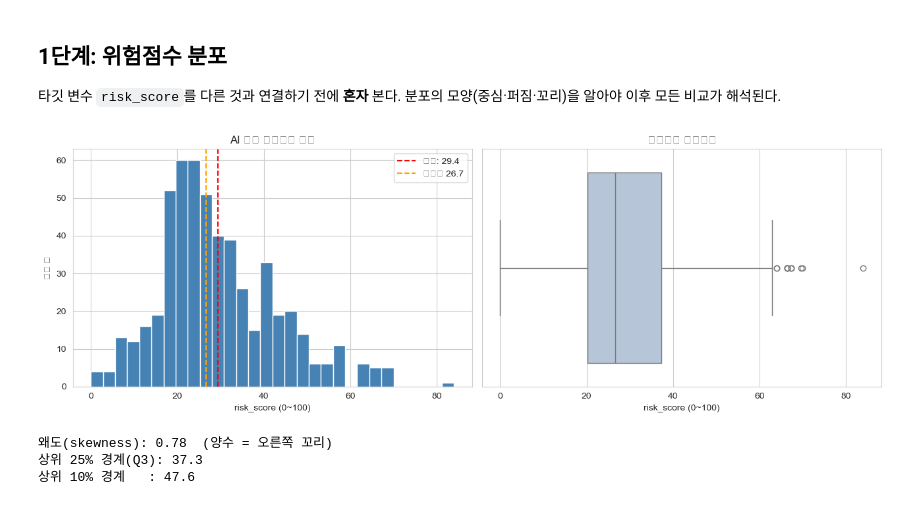
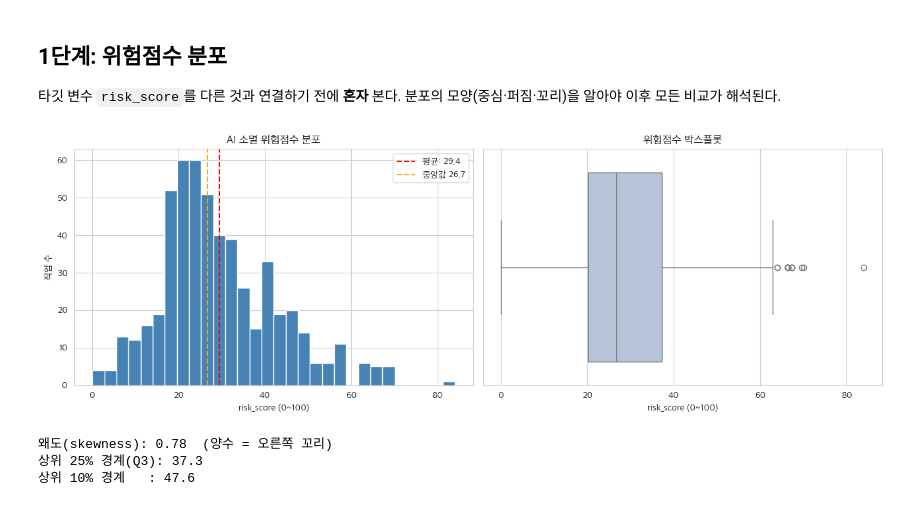
Before and after one commit to eunsoo716/data-analysis-portfolio, a Jupyter notebook: ai-outlook/ai_outlook.ipynb, the cells around one changed output. Drawn from its saved outputs; the diff is of its cells as text; code cells hidden in the pictures.

```diff
--- a/ai-outlook/ai_outlook.ipynb
+++ b/ai-outlook/ai_outlook.ipynb
@@ -1413,31 +1413,48 @@ Name: risk_score, dtype: float64
 타깃 변수 `risk_score`를 다른 것과 연결하기 전에 **혼자** 본다.
 분포의 모양(중심·퍼짐·꼬리)을 알아야 이후 모든 비교가 해석된다.
 # %%
+import pandas as pd
+import numpy as np
+import matplotlib.pyplot as plt
+import seaborn as sns
+
+# ⚠️ seaborn 스타일을 먼저, 한글 폰트를 나중에 (seaborn이 폰트를 덮어쓰지 않게)
+sns.set_style('whitegrid')
+plt.rcParams['font.family'] = 'Apple SD Gothic Neo'   # macOS 풀버전 한글 폰트
+plt.rcParams['axes.unicode_minus'] = False
+
+
+
+
+
+
+
+
 # (좌) 히스토그램 + 평균/중앙값 선
 fig, axes = plt.subplots(1, 2, figsize=(13, 4.5))
 axes[0].hist(df["risk_score"], bins = 30, color = 'steelblue', edgecolor = 'white')
 axes[0].axvline(df['risk_score'].mean(), color = 'red', linestyle = '--', label = f"평균: {df['risk_score'].mean():.1f}")
 axes[0].axvline(df['risk_score'].median(), color='orange', linestyle='--',
                 label=f"중앙값 {df['risk_score'].median():.1f}")
 axes[0].set_title('AI 소멸 위험점수 분포')
 axes[0].set_xlabel('risk_score (0~100)')
 axes[0].set_ylabel('직업 수')
 axes[0].legend()
 
 # (우) 박스플롯 — 꼬리/이상치 확인
 sns.boxplot(x=df['risk_score'], ax=axes[1], color='lightsteelblue')
 axes[1].set_title('위험점수 박스플롯')
 axes[1].set_xlabel('risk_score (0~100)')
 
 plt.tight_layout()
 plt.show()
 
 # 분포 특성 수치로 보강
 print(f"왜도(skewness): {df['risk_score'].skew():.2f}  (양수 = 오른쪽 꼬리)")
 print(f"상위 25% 경계(Q3): {df['risk_score'].quantile(0.75):.1f}")
 print(f"상위 10% 경계   : {df['risk_score'].quantile(0.90):.1f}")
 # %% [output]
-[figure, old version]
+[figure, new version]
 왜도(skewness): 0.78  (양수 = 오른쪽 꼬리)
 상위 25% 경계(Q3): 37.3
 상위 10% 경계   : 47.6
```
Also changed, not shown: parts of 6 cells of this notebook, 2 other files.
